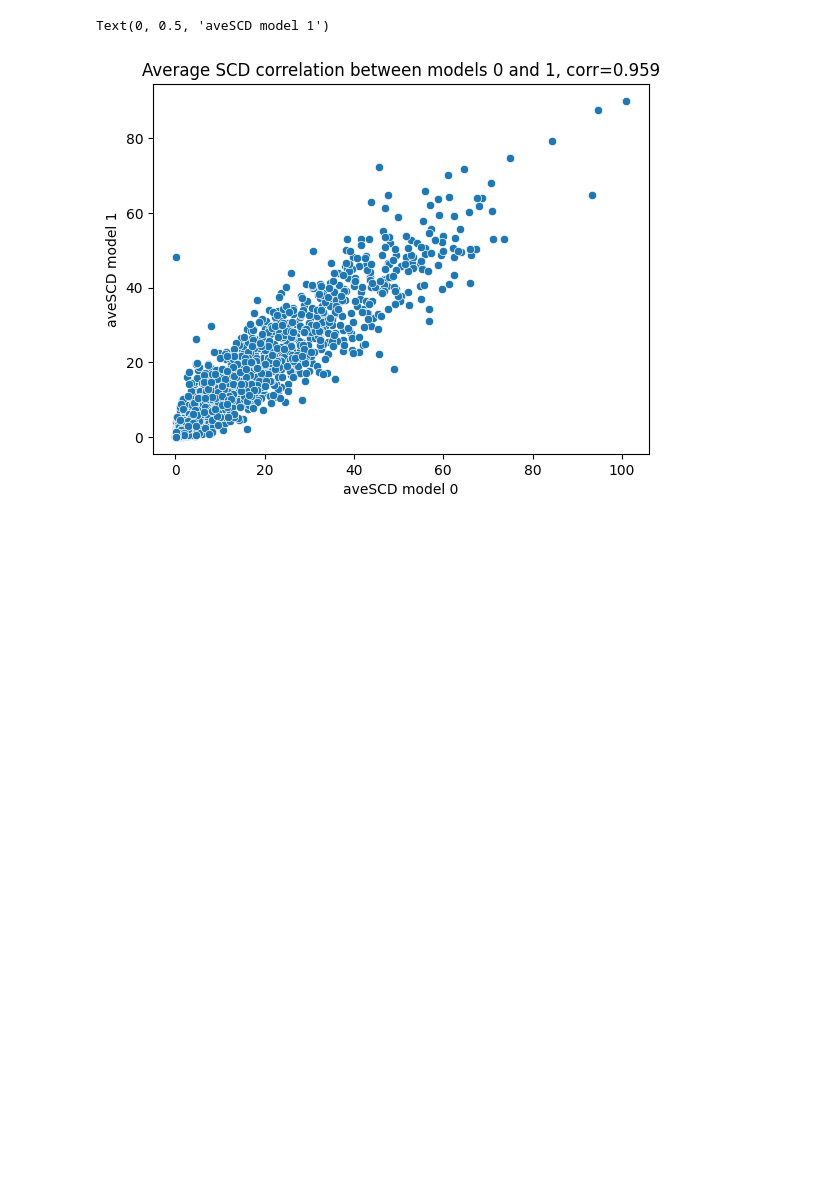
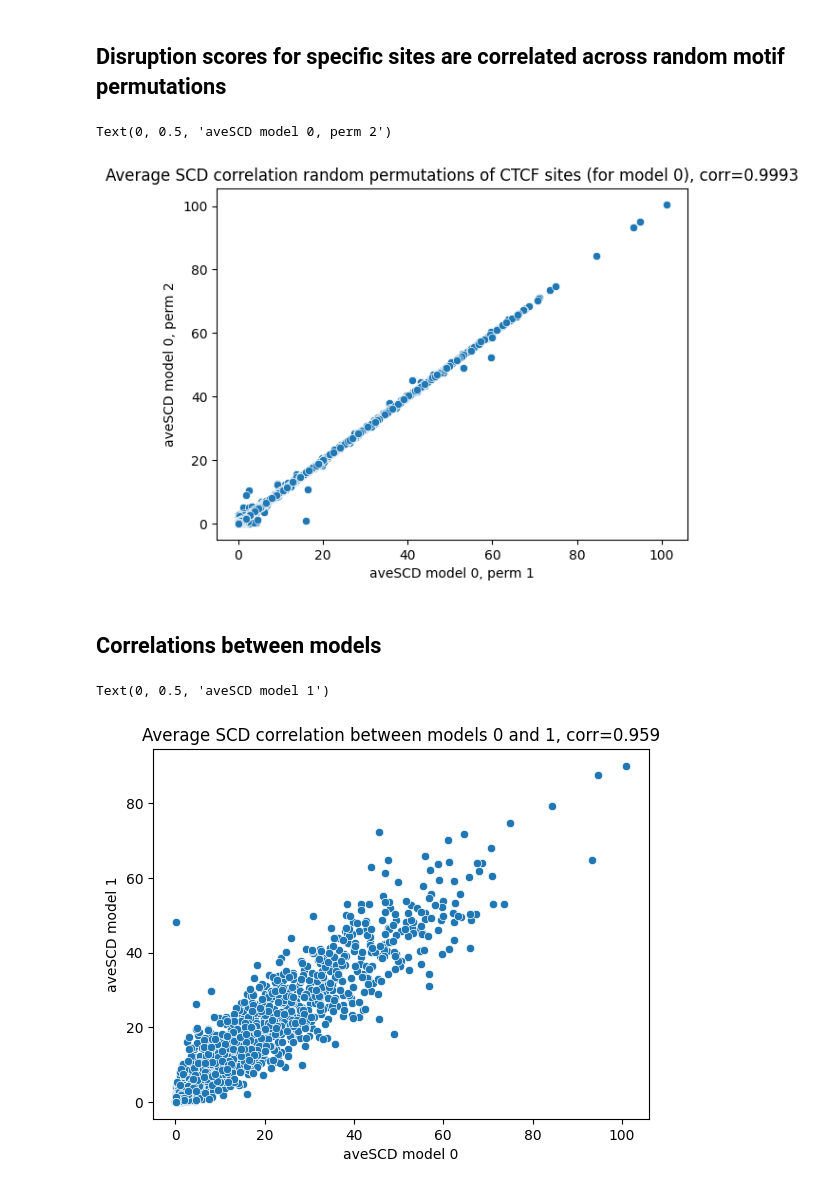
Before and after one commit to Fudenberg-Research-Group/akitaV2-analyses, a Jupyter notebook: experiments/genomic_disruption_experiment/disruption_by_permutation/analysis/analysis.ipynb, the cells around one changed output. Cells and saved outputs as stored; diff of their text form; code cells hidden in the pictures; blank space fills up the shorter version.

Commit message:
correlation between random permutations added

```diff
--- a/experiments/genomic_disruption_experiment/disruption_by_permutation/analysis/analysis.ipynb
+++ b/experiments/genomic_disruption_experiment/disruption_by_permutation/analysis/analysis.ipynb
@@ -13,10 +14,25 @@ stat_names = ["SCD", "SSD", "INS-16", "INS-64"]
 # %%
 # reading h5 files to dataframes
 df_m0 = h5_to_df("/scratch2/smaruj/disruption_by_permutation_m0/STATS_OUT.h5", stat_names, average=False)
+df_again_m0 = h5_to_df("/scratch2/smaruj/disruption_by_permutation_robustness_m0/STATS_OUT.h5", stat_names, average=False)
 df_m1 = h5_to_df("/scratch2/smaruj/disruption_by_permutation_m1/STATS_OUT.h5", stat_names, average=False)
 # %%
 SCD_m0 = df_m0[["SCD_h1_m0_t0", "SCD_h1_m0_t1", "SCD_h1_m0_t2", "SCD_h1_m0_t3", "SCD_h1_m0_t4", "SCD_h1_m0_t5"]].mean(axis=1)
+SCD_again_m0 = df_again_m0[["SCD_h1_m0_t0", "SCD_h1_m0_t1", "SCD_h1_m0_t2", "SCD_h1_m0_t3", "SCD_h1_m0_t4", "SCD_h1_m0_t5"]].mean(axis=1)
 SCD_m1 = df_m1[["SCD_h1_m1_t0", "SCD_h1_m1_t1", "SCD_h1_m1_t2", "SCD_h1_m1_t3", "SCD_h1_m1_t4", "SCD_h1_m1_t5"]].mean(axis=1)
+# %% [markdown]
+## Disruption scores for specific sites are correlated across random motif permutations
+# %%
+sn.scatterplot(x=SCD_m0, y=SCD_again_m0)
+perm_corr = round(stats.pearsonr(SCD_m0, SCD_again_m0).statistic, 4)
+plt.title(f"Average SCD correlation random permutations of CTCF sites (for model 0), corr={perm_corr}")
+plt.xlabel("aveSCD model 0, perm 1")
+plt.ylabel("aveSCD model 0, perm 2")
+# %% [output]
+Text(0, 0.5, 'aveSCD model 0, perm 2')
+[figure, added]
+# %% [markdown]
+## Correlations between models
 # %%
 sn.scatterplot(x=SCD_m0, y=SCD_m1)
 m0_m1_corr = round(stats.pearsonr(SCD_m0, SCD_m1).statistic, 4)
```
Also changed, not shown: parts of 1 cell of this notebook.
